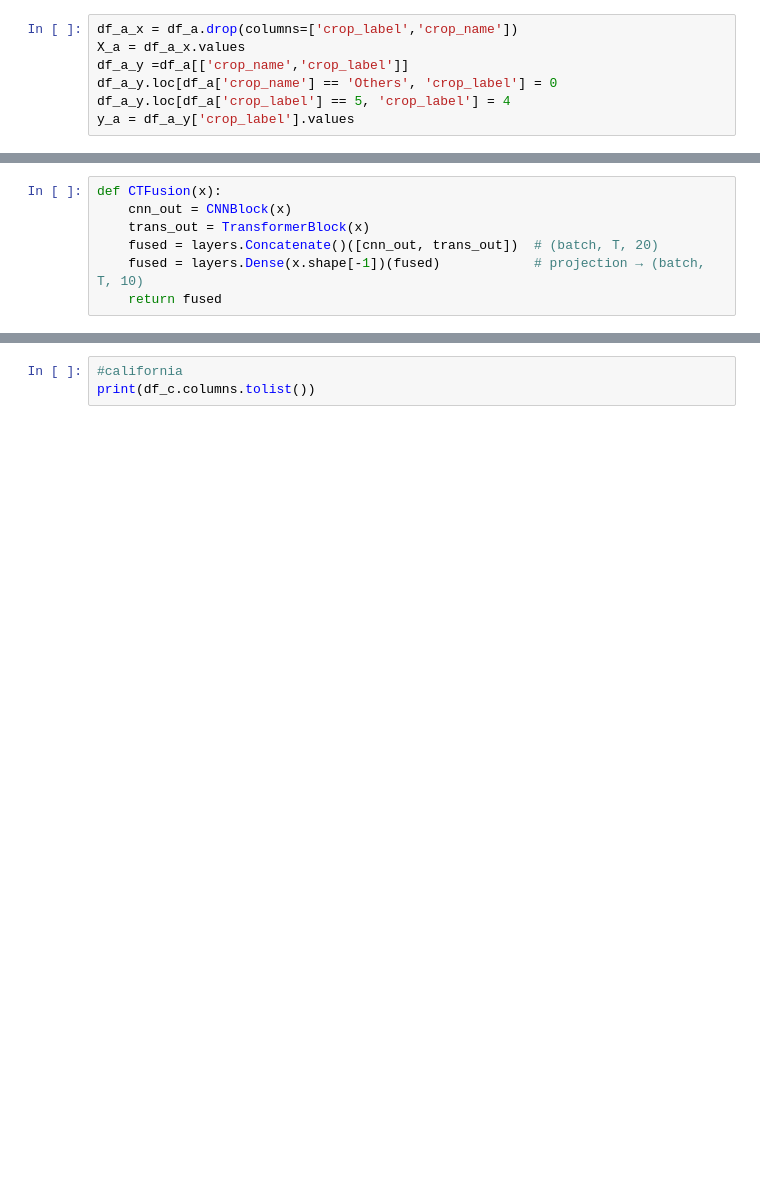
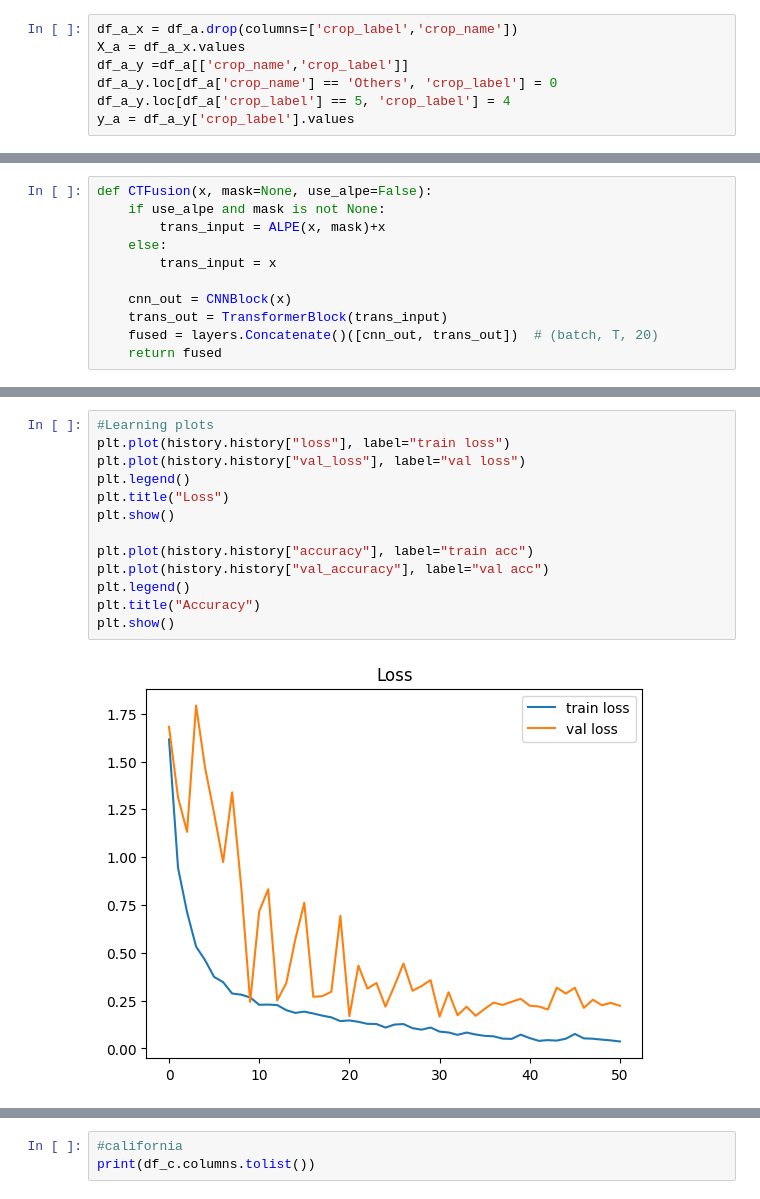
Before and after one commit to Zayazemirline/projectReseauDeNeurones-ML-, a Jupyter notebook: Partie2/Topographie/MCTNet.ipynb, the cells around one changed output, grey strips where cells are left out. Saved outputs shown, nothing was run; the diff lists cells and outputs as text; blank space fills up the shorter version.

```diff
--- a/Partie2/Topographie/MCTNet.ipynb
+++ b/Partie2/Topographie/MCTNet.ipynb
@@ -281,9 +347,13 @@ def ALPE(x, mask):
 # %%
-def CTFusion(x):
+def CTFusion(x, mask=None, use_alpe=False):
+    if use_alpe and mask is not None:
+        trans_input = ALPE(x, mask)+x
+    else:
+        trans_input = x
+
     cnn_out = CNNBlock(x)
-    trans_out = TransformerBlock(x)
+    trans_out = TransformerBlock(trans_input)
     fused = layers.Concatenate()([cnn_out, trans_out])  # (batch, T, 20)
-    fused = layers.Dense(x.shape[-1])(fused)            # projection → (batch, T, 10)
     return fused
 # %%
 def build_MCTNet(input_shape=(36, 10), static_shape=(2,), num_classes=5):
@@ -420,0 +510,15 @@ plt.show()
+# %%
+#Learning plots
+plt.plot(history.history["loss"], label="train loss")
+plt.plot(history.history["val_loss"], label="val loss")
+plt.legend()
+plt.title("Loss")
+plt.show()
+
+plt.plot(history.history["accuracy"], label="train acc")
+plt.plot(history.history["val_accuracy"], label="val acc")
+plt.legend()
+plt.title("Accuracy")
+plt.show()
+# %% [output]
+[figure, added]
```
Also changed, not shown: parts of 22 cells of this notebook, 3 other files.
